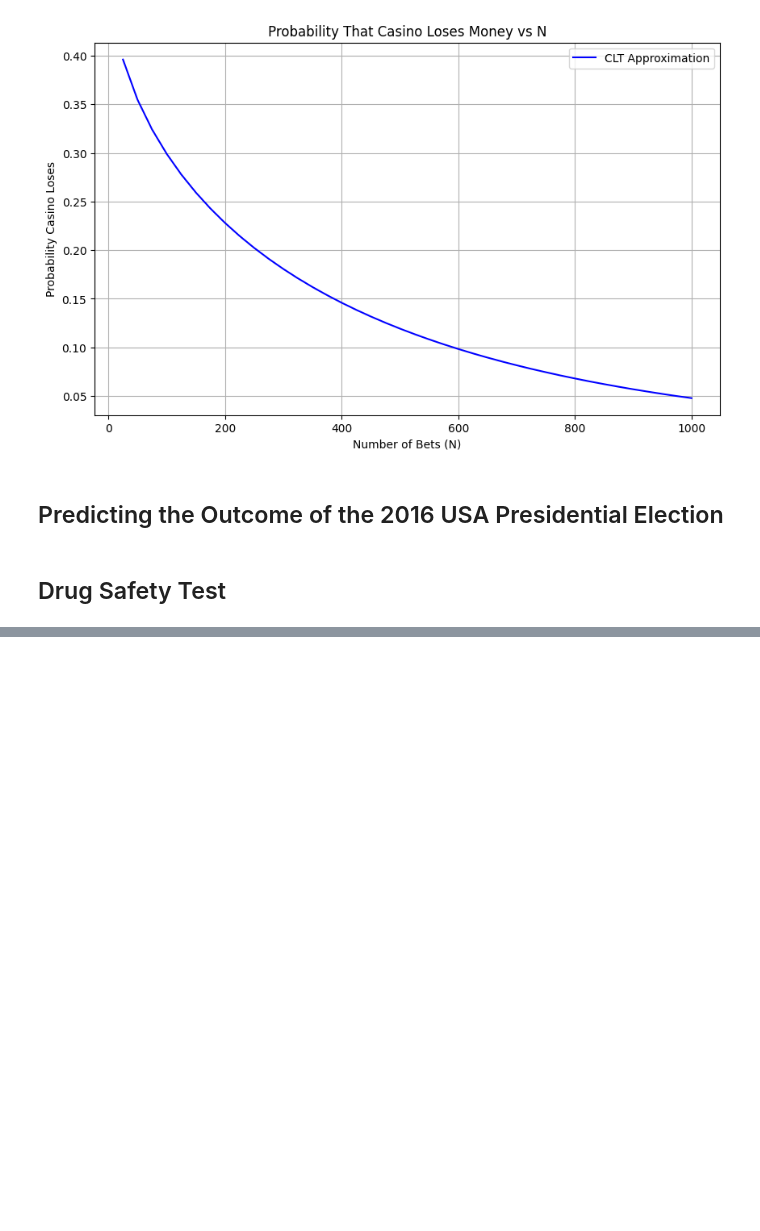
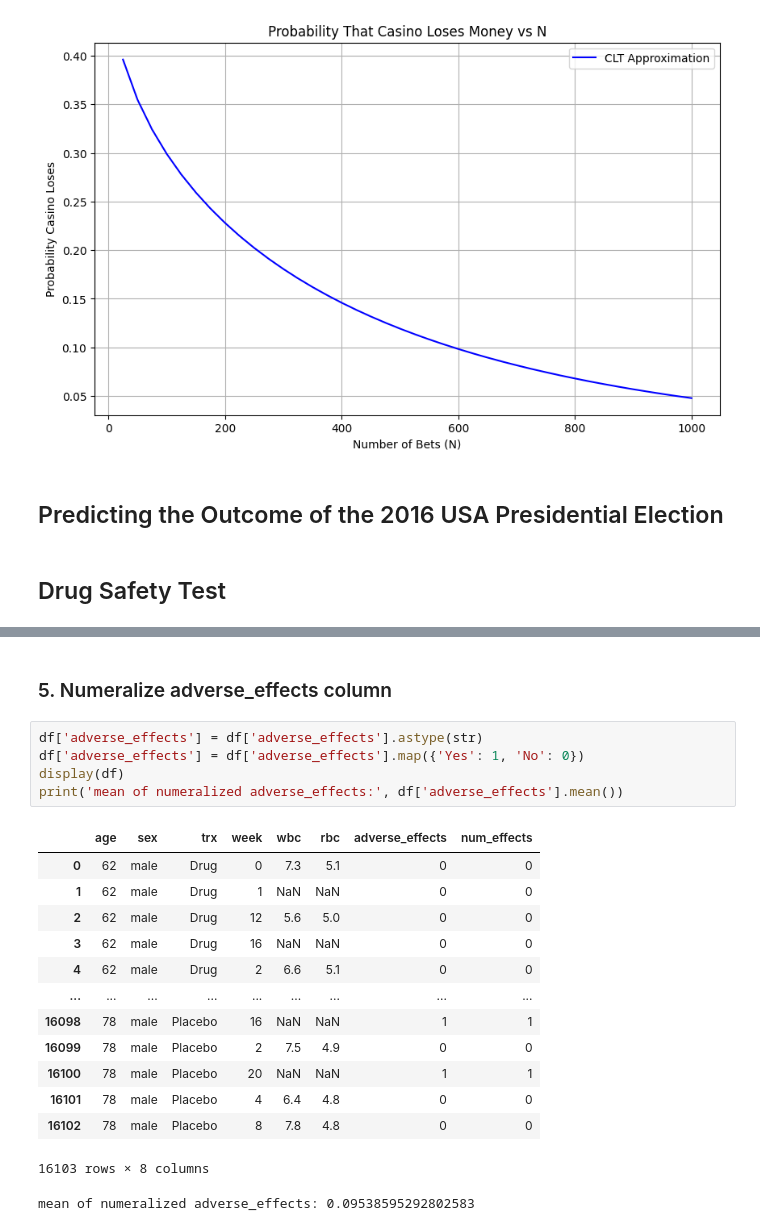
Before and after one commit to Amir-rfz/Data-Science-Course-Projects-S2025, a Jupyter notebook: CA0/CA0.ipynb, the cells around one changed output, grey strips where cells are left out. Cells and saved outputs as stored; diff of their text form; blank space fills up the shorter version.

```diff
--- a/CA0/CA0.ipynb
+++ b/CA0/CA0.ipynb
@@ -285,0 +331,22 @@ plt.show()
+# %% [markdown]
+### 5. Numeralize adverse_effects column
+# %%
+df['adverse_effects'] = df['adverse_effects'].astype(str)
+df['adverse_effects'] = df['adverse_effects'].map({'Yes': 1, 'No': 0})
+display(df)
+print('mean of numeralized adverse_effects:', df['adverse_effects'].mean())
+# %% [output]
+|  | age | sex | trx | week | wbc | rbc | adverse_effects | num_effects |
+| 0 | 62 | male | Drug | 0 | 7.3 | 5.1 | 0 | 0 |
+| 1 | 62 | male | Drug | 1 | NaN | NaN | 0 | 0 |
+| 2 | 62 | male | Drug | 12 | 5.6 | 5.0 | 0 | 0 |
+| 3 | 62 | male | Drug | 16 | NaN | NaN | 0 | 0 |
+| 4 | 62 | male | Drug | 2 | 6.6 | 5.1 | 0 | 0 |
+| ... | ... | ... | ... | ... | ... | ... | ... | ... |
+| 16098 | 78 | male | Placebo | 16 | NaN | NaN | 1 | 1 |
+| 16099 | 78 | male | Placebo | 2 | 7.5 | 4.9 | 0 | 0 |
+| 16100 | 78 | male | Placebo | 20 | NaN | NaN | 1 | 1 |
+| 16101 | 78 | male | Placebo | 4 | 6.4 | 4.8 | 0 | 0 |
+| 16102 | 78 | male | Placebo | 8 | 7.8 | 4.8 | 0 | 0 |
+16103 rows × 8 columns
+mean of numeralized adverse_effects: 0.09538595292802583
```
Also changed, not shown: parts of 24 cells of this notebook.
